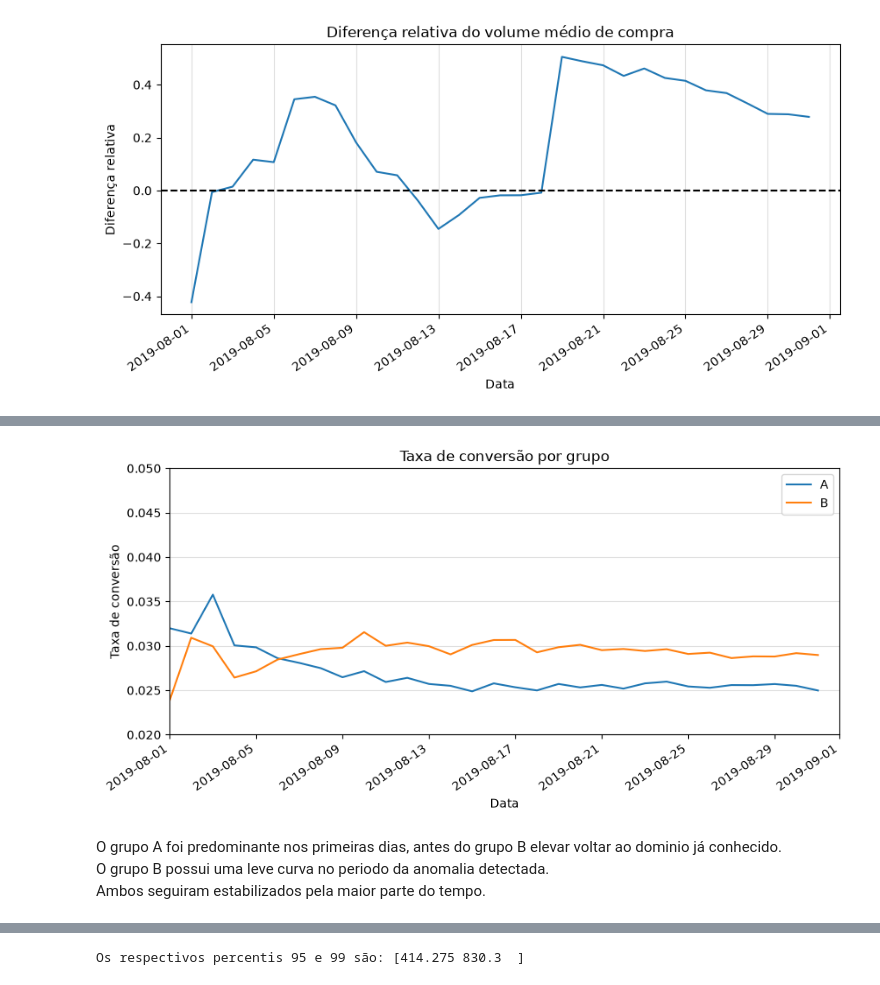
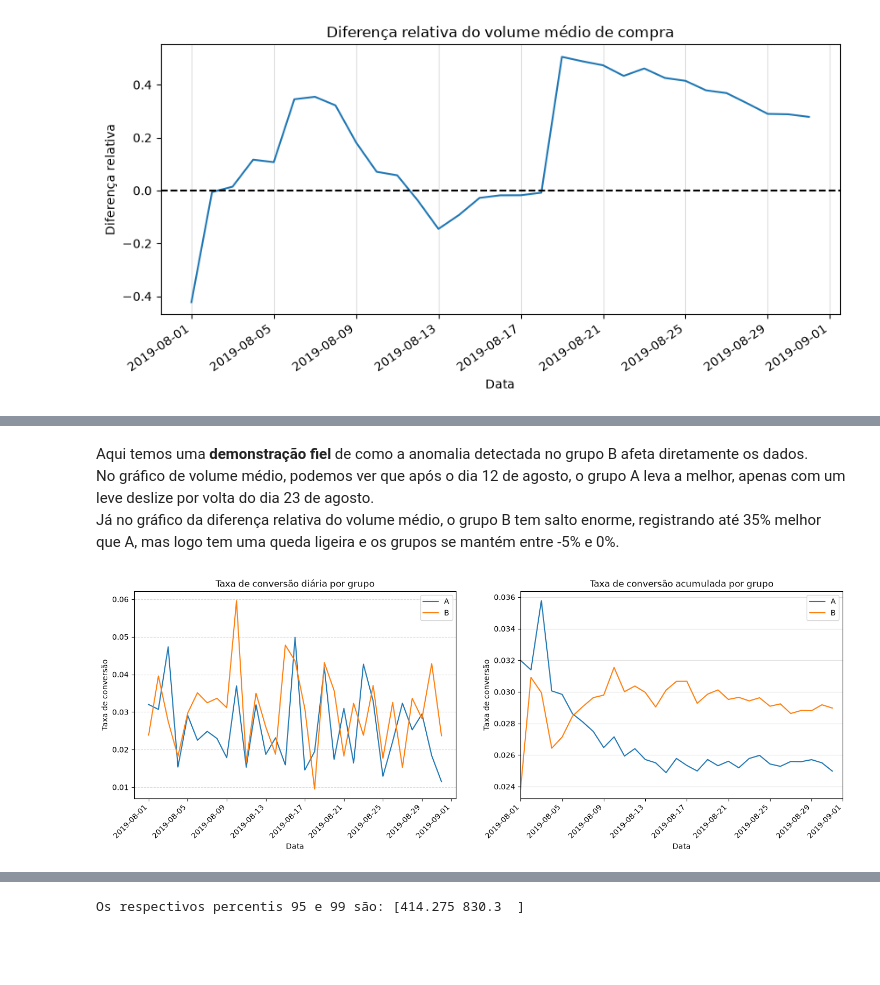
Before and after one commit to vitorcalelo/advanced-data-analytics-coursework, a Jupyter notebook: sprint-09-data-driven-decision-making/AB_testing.ipynb, the cells around one changed output, grey strips where cells are left out. Drawn from its saved outputs; the diff is of its cells as text; code cells hidden in the pictures; blank space fills up the shorter version.

```diff
--- a/sprint-09-data-driven-decision-making/AB_testing.ipynb
+++ b/sprint-09-data-driven-decision-making/AB_testing.ipynb
@@ -220,3 +231,6 @@ print(f'-----RECEITA POR GRUPO-----\n{ordersAggregated.head()}',
+# %%
+cumulativeData = build_cumulative_data(df_orders, df_visits) # Define a dataframe da métrica cumulativas não filtrado
+cumulativeDataFiltered = build_cumulative_data(df_orders_filtered, df_visits) # Define a dataframe da métrica cumulativas filtrado
 # %%
 # Cria o dataframe com a receita separada por grupo
 cumulativeDataA = cumulativeData[cumulativeData['group']=='A'][['date', 'revenue','orders']]
@@ -291,26 +334,46 @@ O outlier detectado distorçe a visualização, que facilmente mostraria o grupo
+# %% [markdown]
+Aqui temos uma **demonstração fiel** de como a anomalia detectada no grupo B afeta diretamente os dados.\
+No gráfico de volume médio, podemos ver que após o dia 12 de agosto, o grupo A leva a melhor, apenas com um leve deslize por volta do dia 23 de agosto.\
+Já no gráfico da diferença relativa do volume médio, o grupo B tem salto enorme, registrando até 35% melhor que A, mas logo tem uma queda ligeira e os grupos se mantém entre -5% e 0%.
 # %%
+# Exibe, em gráfico de linha, a taxa de conversão diária e acumulada por grupo
+figsize, (ax1, ax2) = plt.subplots(1, 2, figsize=(17,5))
+
+# Calcula a taxa de conversão diária
+orders_per_day = df_orders.groupby(['date', 'group'])['transactionId'].nunique().reset_index()
+orders_per_day.columns = ['date', 'group', 'orders']
+daily_conversion = orders_per_day.merge(df_visits, on=['date', 'group'])
+daily_conversion['conversion'] = daily_conversion['orders']/daily_conversion['visits']
+daily_conversion_A = daily_conversion[daily_conversion['group'] == 'A']
+daily_conversion_B = daily_conversion[daily_conversion['group'] == 'B']
+
+# Exibe, em gráfico de linha, a taxa de conversão diária por grupo
+ax1.plot(daily_conversion_A['date'], daily_conversion_A['conversion'], label='A')
+ax1.plot(daily_conversion_B['date'], daily_conversion_B['conversion'], label='B')
+ax1.set_title('Taxa de conversão diária por grupo')
+ax1.set_ylabel('Taxa de conversão')
+ax1.set_xlabel('Data')
+ax1.grid(axis='y', linestyle='--' ,alpha=0.5)
+plt.setp(ax1.get_xticklabels(), rotation=45, ha='right')
+ax1.legend()
+
 # Calcula a taxa de conversão geral
 cumulativeData['conversion'] = cumulativeData['orders']/cumulativeData['visitors']
 
 # Separa por grupo
 cumulativeDataA = cumulativeData[cumulativeData['group']=='A']
 cumulativeDataB = cumulativeData[cumulativeData['group']=='B']
 
 # Exibe, em gráfico de linha, a difença da conversão entre os grupos
-plt.figure(figsize=(10,4))
-plt.plot(cumulativeDataA['date'],cumulativeDataA['conversion'],label='A')
-plt.plot(cumulativeDataB['date'],cumulativeDataB['conversion'],label='B')
-plt.xticks(rotation=35, ha='right')
-plt.title('Taxa de conversão por grupo')
-plt.ylabel('Taxa de conversão')
-plt.xlabel('Data')
-plt.grid(axis='y', alpha=0.4)
-plt.legend()
-plt.axis([pd.to_datetime('2019-08-01'), pd.to_datetime('2019-09-01'), 0.02, 0.05])
+ax2.plot(cumulativeDataA['date'],cumulativeDataA['conversion'],label='A')
+ax2.plot(cumulativeDataB['date'],cumulativeDataB['conversion'],label='B')
+plt.setp(ax2.get_xticklabels(), rotation=45, ha='right')
+ax2.set_title('Taxa de conversão acumulada por grupo')
+ax2.set_ylabel('Taxa de conversão')
+ax2.set_xlabel('Data')
+ax2.grid(axis='y', alpha=0.4)
+ax2.set_xlim([pd.to_datetime('2019-08-01'), pd.to_datetime('2019-09-01')])
+ax2.legend()
 plt.show()
 # %% [output]
-[figure, old version]
+[figure, new version]
-# %% [markdown]
-O grupo A foi predominante nos primeiras dias, antes do grupo B elevar voltar ao dominio já conhecido.\
-O grupo B possui uma leve curva no periodo da anomalia detectada.\
-Ambos seguiram estabilizados pela maior parte do tempo.
```
Also changed, not shown: parts of 36 cells of this notebook.
